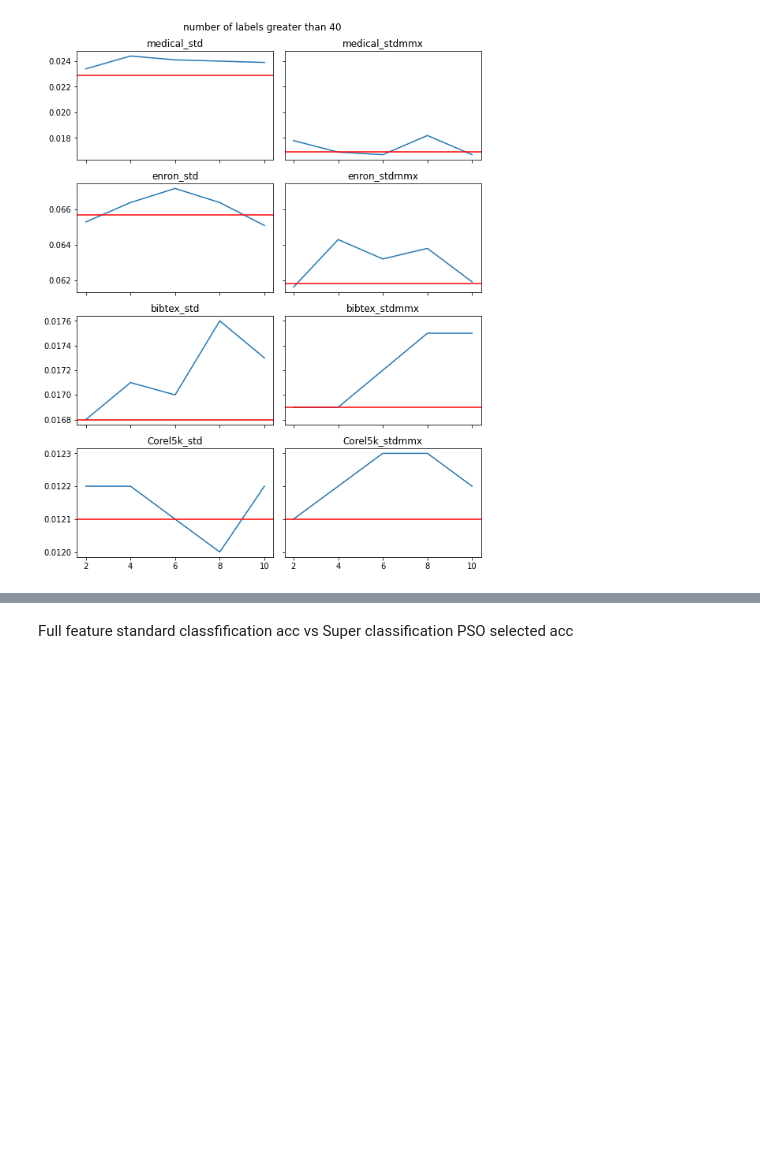
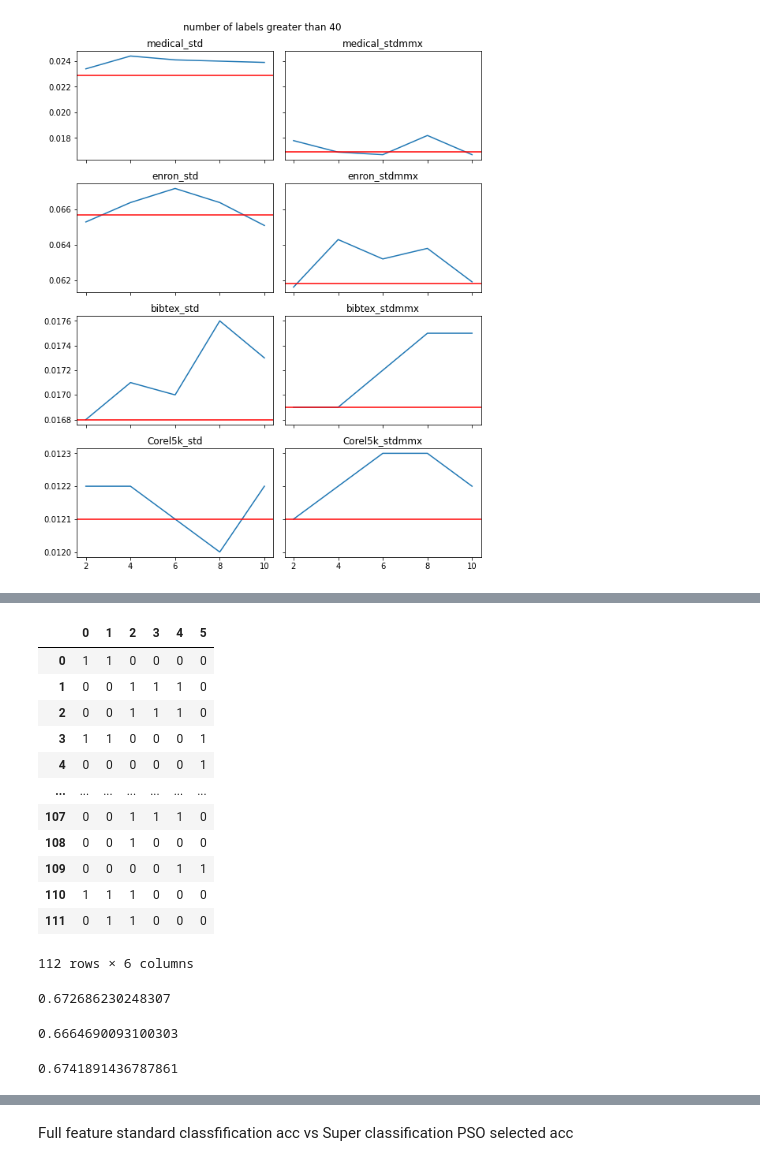
Before and after one commit to faylu-nz/Super_label_PSO_ML_FS, a Jupyter notebook: super_label.ipynb, the cells around one changed output, grey strips where cells are left out. Cells and saved outputs as stored; diff of their text form; code cells hidden in the pictures; blank space fills up the shorter version.

```diff
--- a/super_label.ipynb
+++ b/super_label.ipynb
@@ -801,0 +827,16 @@ fig.tight_layout()
+# %%
+y_test_super
+# %% [output]
+|  | 0 | 1 | 2 | 3 | 4 | 5 |
+| 0 | 1 | 1 | 0 | 0 | 0 | 0 |
+| 1 | 0 | 0 | 1 | 1 | 1 | 0 |
+| 2 | 0 | 0 | 1 | 1 | 1 | 0 |
+| 3 | 1 | 1 | 0 | 0 | 0 | 1 |
+| 4 | 0 | 0 | 0 | 0 | 0 | 1 |
+| ... | ... | ... | ... | ... | ... | ... |
+| 107 | 0 | 0 | 1 | 1 | 1 | 0 |
+| 108 | 0 | 0 | 1 | 0 | 0 | 0 |
+| 109 | 0 | 0 | 0 | 0 | 1 | 1 |
+| 110 | 1 | 1 | 1 | 0 | 0 | 0 |
+| 111 | 0 | 1 | 1 | 0 | 0 | 0 |
+112 rows × 6 columns
@@ -801,0 +848,5 @@ fig.tight_layout()
+# %%
+super_f1mic = f1_score(y_test_super, y_test_pred_super, average = 'micro')
+super_f1mic
+# %% [output]
+0.672686230248307
@@ -801,0 +857,8 @@ fig.tight_layout()
+# %%
+super_f1mac
+# %% [output]
+0.6664690093100303
+# %%
+super_f1wei
+# %% [output]
+0.6741891436787861
```
Also changed, not shown: parts of 15 cells of this notebook, 11 other files.
